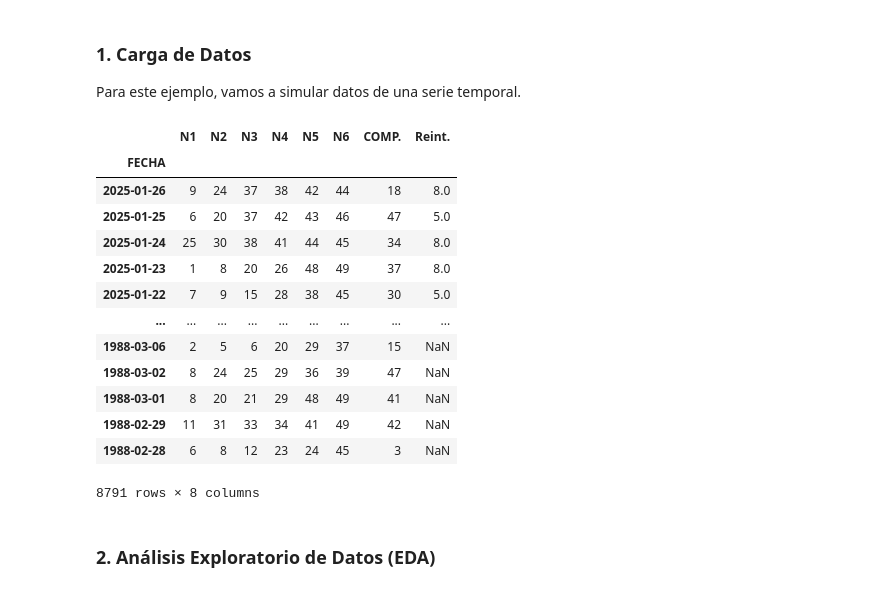
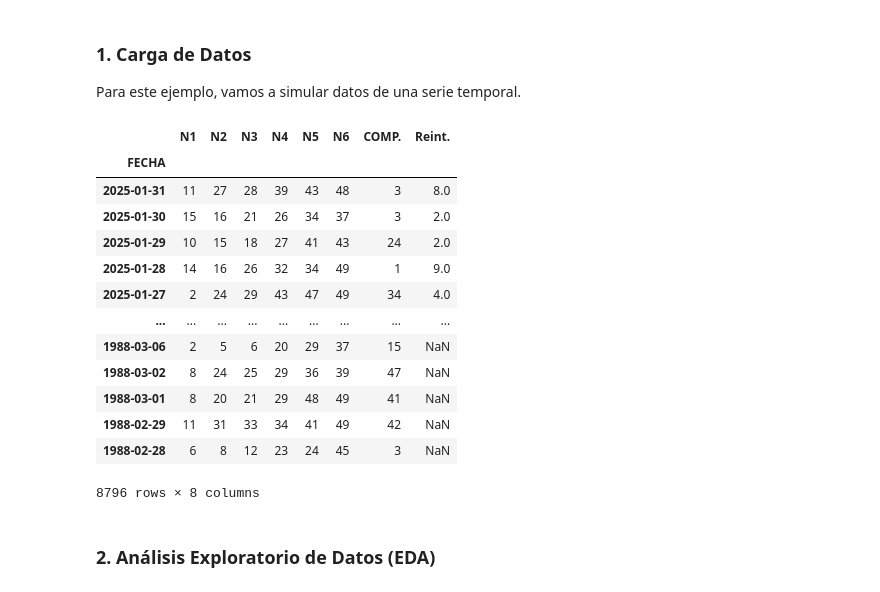
Before and after one commit to a-nt-1/jupyter2, a Jupyter notebook: prediccion_series_temporales_ai_2.ipynb, the cells around one changed output. Cells and saved outputs as stored; diff of their text form; code cells hidden in the pictures.

```diff
--- a/prediccion_series_temporales_ai_2.ipynb
+++ b/prediccion_series_temporales_ai_2.ipynb
@@ -142,23 +181,23 @@ NameError: name 'sorteos_anteriores' is not defined
 # %% [markdown]
 ### 1. Carga de Datos
 Para este ejemplo, vamos a simular datos de una serie temporal.
-# %%
-df
-# %% [output]
-|  | N1 | N2 | N3 | N4 | N5 | N6 | COMP. | Reint. |
-| FECHA |  |  |  |  |  |  |  |  |
-| 2025-01-26 | 9 | 24 | 37 | 38 | 42 | 44 | 18 | 8.0 |
-| 2025-01-25 | 6 | 20 | 37 | 42 | 43 | 46 | 47 | 5.0 |
-| 2025-01-24 | 25 | 30 | 38 | 41 | 44 | 45 | 34 | 8.0 |
-| 2025-01-23 | 1 | 8 | 20 | 26 | 48 | 49 | 37 | 8.0 |
-| 2025-01-22 | 7 | 9 | 15 | 28 | 38 | 45 | 30 | 5.0 |
-| ... | ... | ... | ... | ... | ... | ... | ... | ... |
-| 1988-03-06 | 2 | 5 | 6 | 20 | 29 | 37 | 15 | NaN |
-| 1988-03-02 | 8 | 24 | 25 | 29 | 36 | 39 | 47 | NaN |
-| 1988-03-01 | 8 | 20 | 21 | 29 | 48 | 49 | 41 | NaN |
-| 1988-02-29 | 11 | 31 | 33 | 34 | 41 | 49 | 42 | NaN |
-| 1988-02-28 | 6 | 8 | 12 | 23 | 24 | 45 | 3 | NaN |
-8791 rows × 8 columns
+# %%
+dfcopia
+# %% [output]
+|  | N1 | N2 | N3 | N4 | N5 | N6 | COMP. | Reint. |
+| FECHA |  |  |  |  |  |  |  |  |
+| 2025-01-31 | 11 | 27 | 28 | 39 | 43 | 48 | 3 | 8.0 |
+| 2025-01-30 | 15 | 16 | 21 | 26 | 34 | 37 | 3 | 2.0 |
+| 2025-01-29 | 10 | 15 | 18 | 27 | 41 | 43 | 24 | 2.0 |
+| 2025-01-28 | 14 | 16 | 26 | 32 | 34 | 49 | 1 | 9.0 |
+| 2025-01-27 | 2 | 24 | 29 | 43 | 47 | 49 | 34 | 4.0 |
+| ... | ... | ... | ... | ... | ... | ... | ... | ... |
+| 1988-03-06 | 2 | 5 | 6 | 20 | 29 | 37 | 15 | NaN |
+| 1988-03-02 | 8 | 24 | 25 | 29 | 36 | 39 | 47 | NaN |
+| 1988-03-01 | 8 | 20 | 21 | 29 | 48 | 49 | 41 | NaN |
+| 1988-02-29 | 11 | 31 | 33 | 34 | 41 | 49 | 42 | NaN |
+| 1988-02-28 | 6 | 8 | 12 | 23 | 24 | 45 | 3 | NaN |
+8796 rows × 8 columns
 # %% [markdown]
 ### 2. Análisis Exploratorio de Datos (EDA)
 # %%
```
Also changed, not shown: parts of 5 cells of this notebook.
